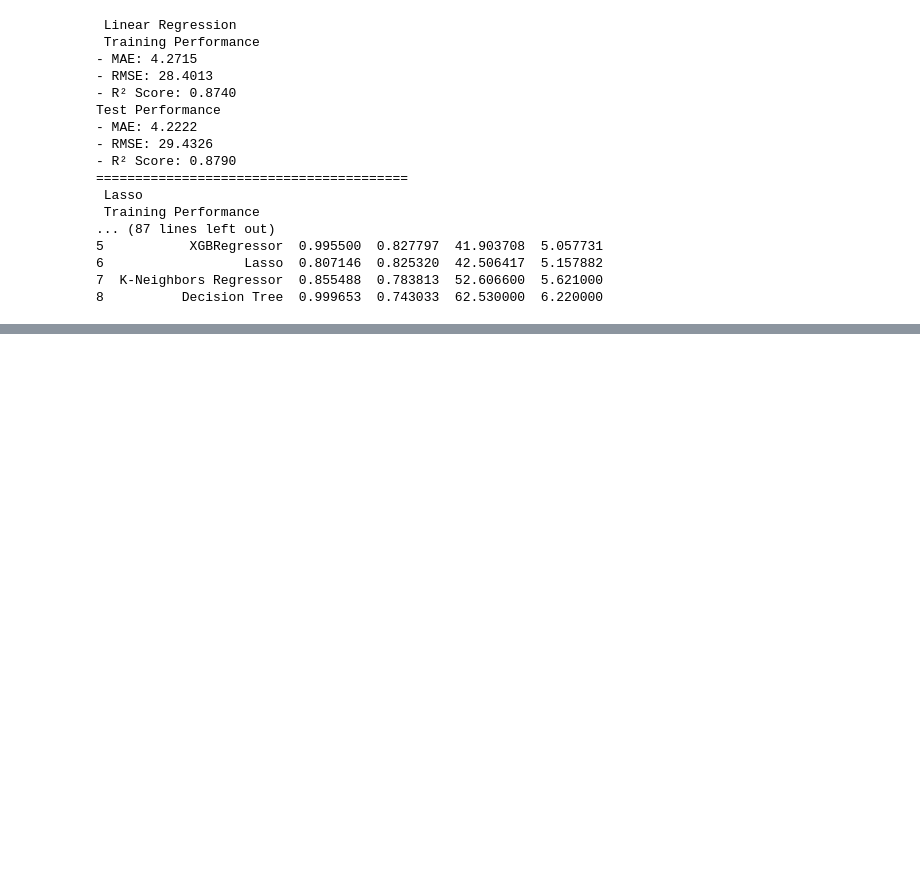
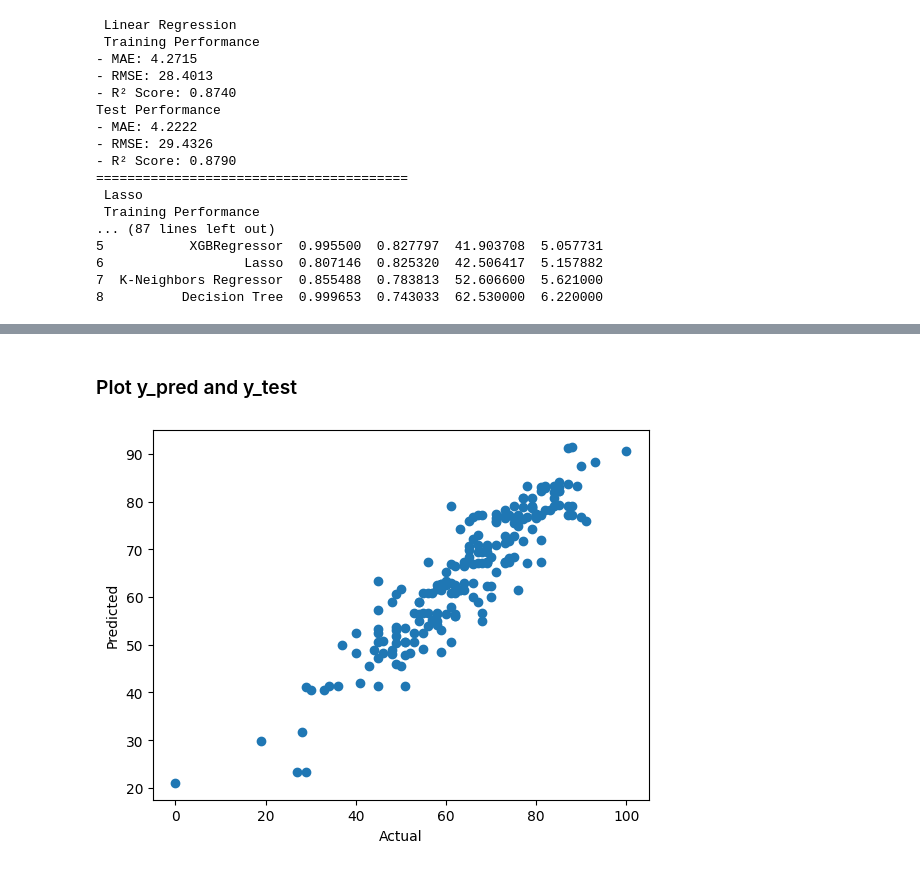
Before and after one commit to AbdulTaufeeq01/mlproject, a Jupyter notebook: notebook/modeltraining.ipynb, the cells around one changed output, grey strips where cells are left out. Drawn from its saved outputs; the diff is of its cells as text; code cells hidden in the pictures; blank space fills up the shorter version.

Commit message:
model training completed

```diff
--- a/notebook/modeltraining.ipynb
+++ b/notebook/modeltraining.ipynb
@@ -236,0 +250,23 @@ Test Performance
+# %%
+from sklearn.metrics import r2_score
+
+models = {
+    "Linear Regression": LinearRegression(),
+    "Lasso": Lasso(),
+    "Ridge": Ridge(),
+    "K-Neighbors Regressor": KNeighborsRegressor(),
+    "Decision Tree": DecisionTreeRegressor(),
+    "Random Forest Regressor": RandomForestRegressor(),
+    "XGBRegressor": XGBRegressor(),
+    "CatBoosting Regressor": CatBoostRegressor(verbose=False),
+    "AdaBoost Regressor": AdaBoostRegressor()
+}
+
+print("Model Accuracies (R² Score in %):")
+print("="*40)
+
+for name, model in models.items():
+    model.fit(X_train, y_train)
+    y_pred = model.predict(X_test)
+    score = r2_score(y_test, y_pred) * 100
+    print(f"{name:<25} : {score:.2f} %")
@@ -236,0 +285,8 @@ Test Performance
+# %% [markdown]
+### Plot y_pred and y_test
+# %%
+plt.scatter(y_test,y_pred);
+plt.xlabel('Actual');
+plt.ylabel('Predicted');
+# %% [output]
+[figure, added]
```
Also changed, not shown: parts of 5 cells of this notebook, 3 other files.
